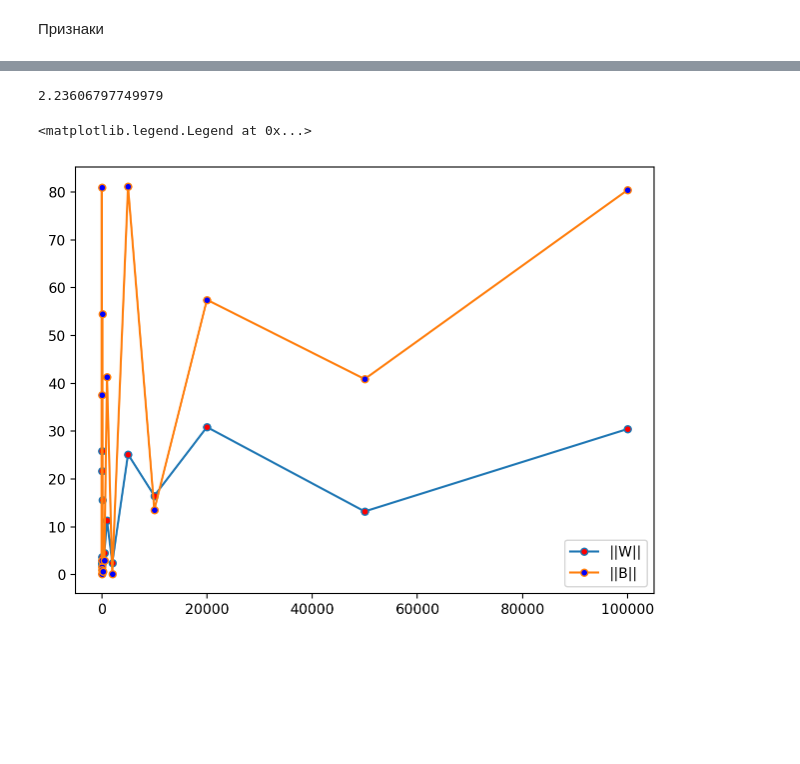
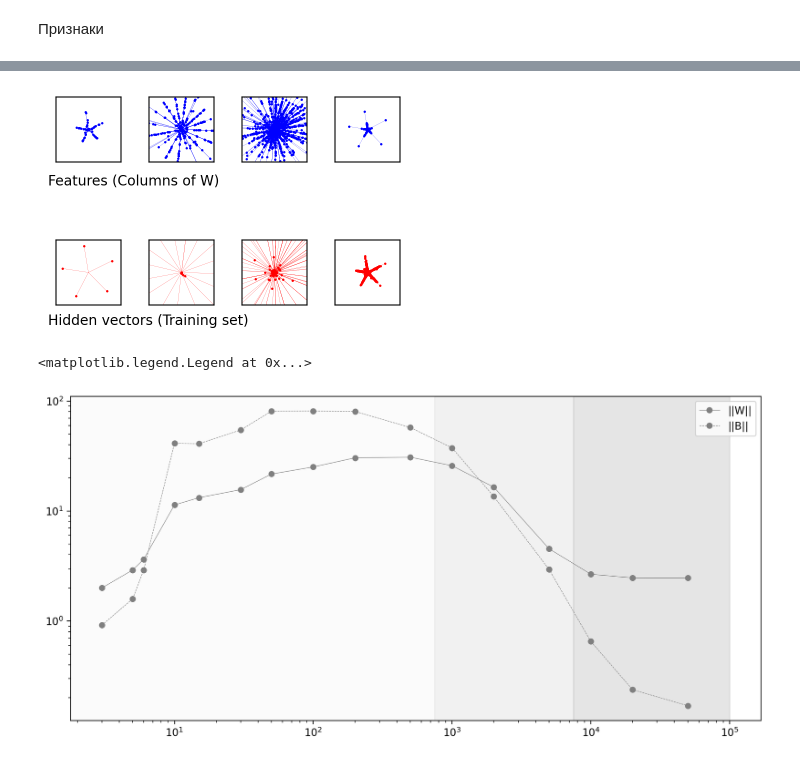
Before and after one commit to selected-topics-ai/TOY-DOUBLE-DECENT, a Jupyter notebook: notebooks/report.ipynb, the cells around one changed output, grey strips where cells are left out. Saved outputs shown, nothing was run; the diff lists cells and outputs as text; code cells hidden in the pictures; blank space fills up the shorter version.

```diff
--- a/notebooks/report.ipynb
+++ b/notebooks/report.ipynb
@@ -107,8 +150,19 @@ ConversionError: Failed to convert value(s) to axis units: 'Dataset size'
+# %%
+fig, _ = draw_mini_plots([5, 30, 200, 50000])
+
+fig.text(0.05, 0.55, 'Features (Columns of W)', va='center', rotation='horizontal')
+fig.text(0.05, 0.20, 'Hidden vectors (Training set)', va='center', rotation='horizontal')
+
+plt.show()
+# %% [output]
+[figure, added]
 # %%
 import os
 
 w_norms = []
 b_norms = []
+
+norms = {}
 
 for files, _, file_names in os.walk("../checkpoints"):
     for file_name in file_names:
@@ -116,20 +170,33 @@ for files, _, file_names in os.walk("../checkpoints"):
         model = ToyNN(input_dim=10_000, hidden_dim=2)
         checkpoint = torch.load(file_path, weights_only=False)
         model.load_state_dict(checkpoint["model"])
-        w_norms.append(model.W.norm(p='fro').cpu().detach().item())
-        b_norms.append(model.b.norm(p='fro').cpu().detach().item())
+
+        t = int(file_name.replace(".pth", "").replace("checkpoint_", ""))
+        norms[t] = {
+            "W": model.W.detach().cpu().norm(),
+            "b": model.b.detach().cpu().norm(),
+        }
 # %%
-import math
-
-math.sqrt(5)
+w_norms = np.array([norms[t]["W"] for t in T])
+b_norms = np.array([norms[t]["b"] for t in T])
-# %% [output]
-2.23606797749979
 # %%
-plt.plot(T, w_norms, marker='o', markerfacecolor='r', markersize=5, label='||W||')
-plt.plot(T, b_norms, marker='o', markerfacecolor='b', markersize=5, label='||B||')
+
+
+plt.figure(figsize=(10, 5))
+
+plt.plot(T, w_norms, marker='o', markersize=5, label='||W||', linewidth=0.5, color='gray')
+plt.plot(T, b_norms, marker='o', markersize=5, label='||B||', linestyle='--', linewidth=0.5, color='gray')
+
+plt.axvspan(0, 750, color='whitesmoke', alpha=0.3)
+plt.axvspan(750, 7500, color='lightgray', alpha=0.3)
+plt.axvspan(7500, 100000, color='darkgray', alpha=0.3)
+
+plt.yscale('log')
+plt.xscale('log')
 
 plt.tight_layout()
 plt.legend()
+plt.show()
 # %% [output]
 <matplotlib.legend.Legend at 0x...>
-[figure, old version]
+[figure, new version]
```
Also changed, not shown: parts of 8 cells of this notebook, 2 other files.
